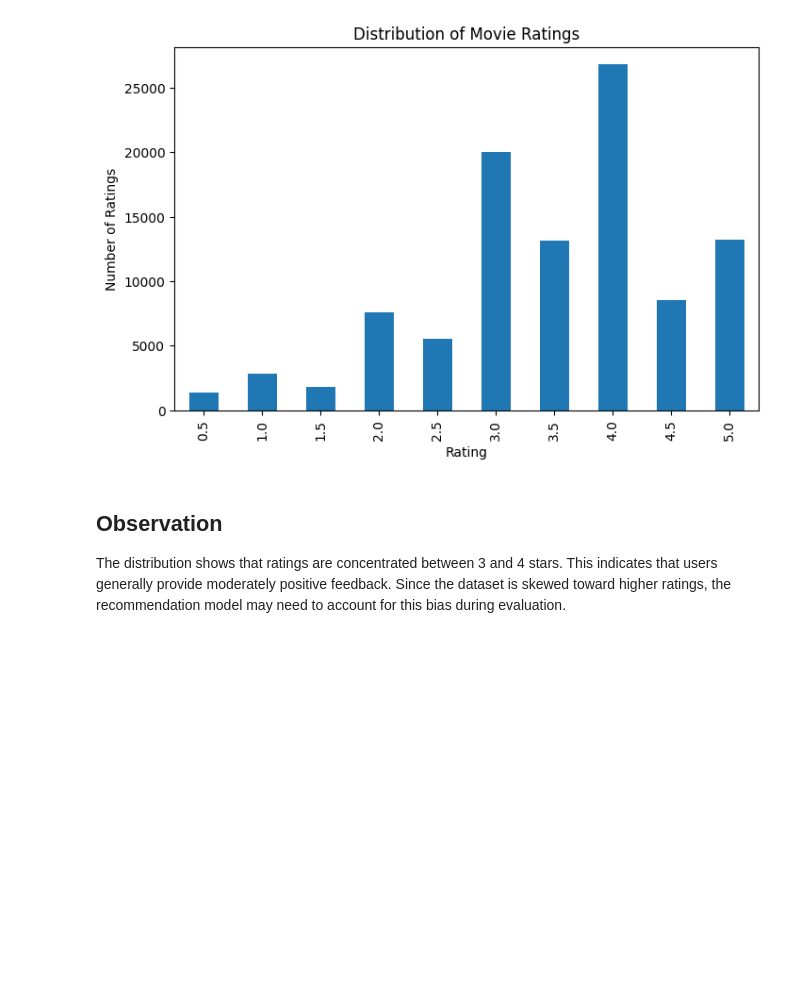
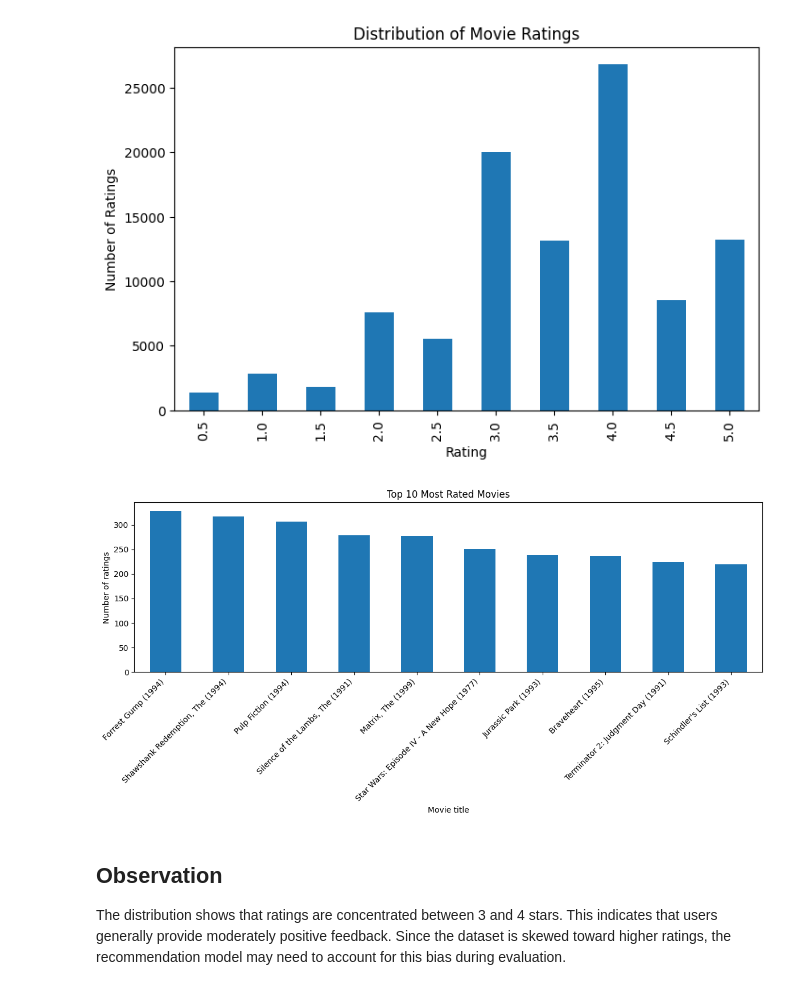
Before and after one commit to SaiVishal-V/end-to-end-collaborative-filtering-recommendation-system, a Jupyter notebook: notebooks/05_feature_engineering.ipynb, the cells around one changed output. Cells and saved outputs as stored; diff of their text form; code cells hidden in the pictures; blank space fills up the shorter version.

Commit message:
Updated the notebook with visualisations

```diff
--- a/notebooks/05_feature_engineering.ipynb
+++ b/notebooks/05_feature_engineering.ipynb
@@ -152,23 +152,28 @@ plt.show()
 # %%
 top_movies = (
     movie_ratings
     .groupby("title")["rating"]
     .count()
     .sort_values(ascending=False)
+    .head(10)
 )
 
 top_movies.plot(
     kind="bar",
-    figsize=(12,6)
+    figsize=(12,6),
+    colormap="tab10"
 )
 
 plt.title("Top 10 Most Rated Movies")
 plt.xlabel("Movie title")
 plt.ylabel("Number of ratings")
 
 plt.xticks(rotation=45, ha="right")
 
 plt.tight_layout()
+#plt.show()
+# %% [output]
+[figure, added]
 # %% [markdown]
 ## Observation
 
```
